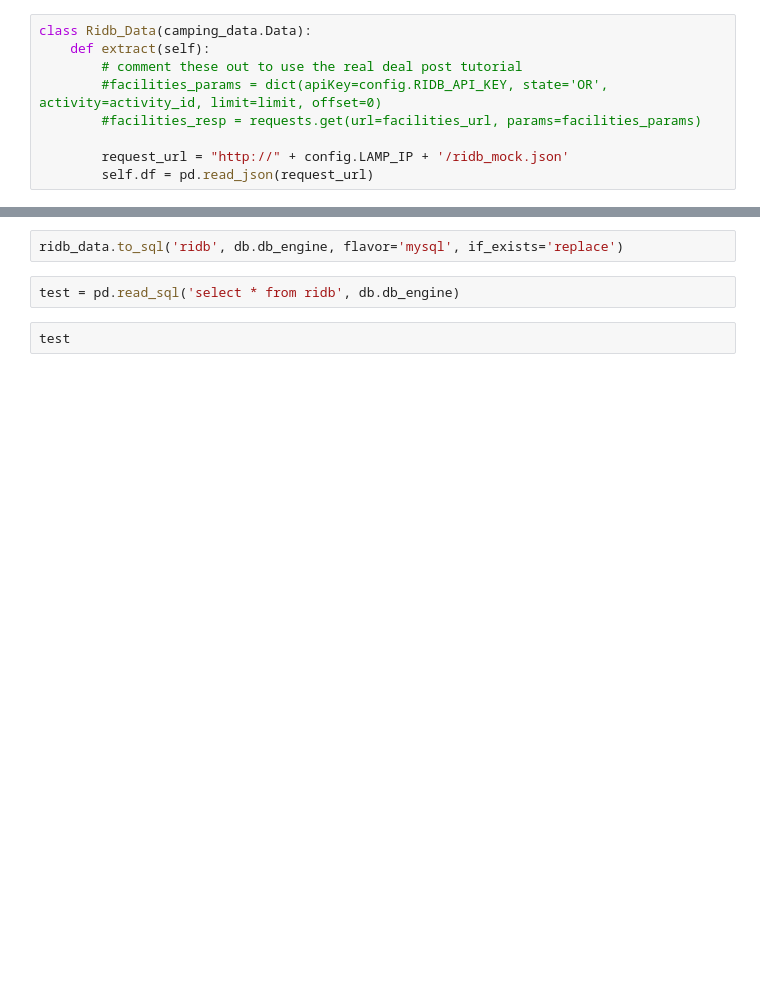
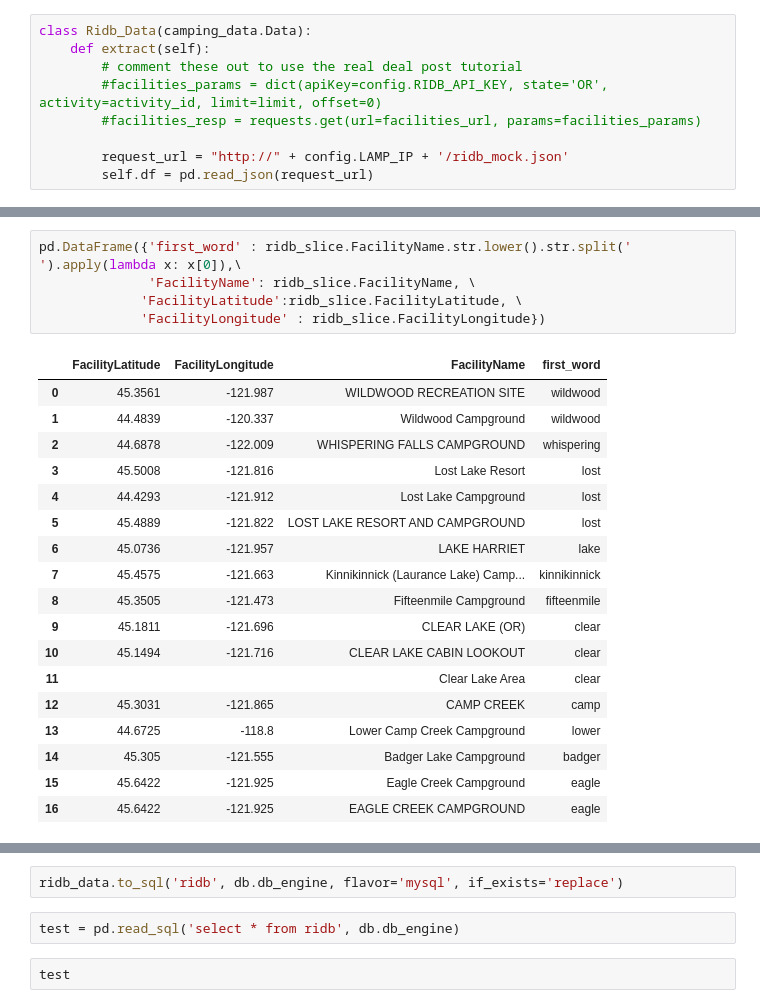
Before and after one commit to gizm00/pycon2016, a Jupyter notebook: notebooks/Section 1 - RIDB API.ipynb, the cells around one changed output, grey strips where cells are left out. Saved outputs shown, nothing was run; the diff lists cells and outputs as text; blank space fills up the shorter version.

```diff
--- a/notebooks/Section 1 - RIDB API.ipynb
+++ b/notebooks/Section 1 - RIDB API.ipynb
@@ -41,0 +85,24 @@ db = storage.Storage()
+# %%
+pd.DataFrame({'first_word' : ridb_slice.FacilityName.str.lower().str.split(' ').apply(lambda x: x[0]),\
+              'FacilityName': ridb_slice.FacilityName, \
+             'FacilityLatitude':ridb_slice.FacilityLatitude, \
+             'FacilityLongitude' : ridb_slice.FacilityLongitude})
+# %% [output]
+|  | FacilityLatitude | FacilityLongitude | FacilityName | first_word |
+| 0 | 45.3561 | -121.987 | WILDWOOD RECREATION SITE | wildwood |
+| 1 | 44.4839 | -120.337 | Wildwood Campground | wildwood |
+| 2 | 44.6878 | -122.009 | WHISPERING FALLS CAMPGROUND | whispering |
+| 3 | 45.5008 | -121.816 | Lost Lake Resort | lost |
+| 4 | 44.4293 | -121.912 | Lost Lake Campground | lost |
+| 5 | 45.4889 | -121.822 | LOST LAKE RESORT AND CAMPGROUND | lost |
+| 6 | 45.0736 | -121.957 | LAKE HARRIET | lake |
+| 7 | 45.4575 | -121.663 | Kinnikinnick (Laurance Lake) Camp... | kinnikinnick |
+| 8 | 45.3505 | -121.473 | Fifteenmile Campground | fifteenmile |
+| 9 | 45.1811 | -121.696 | CLEAR LAKE (OR) | clear |
+| 10 | 45.1494 | -121.716 | CLEAR LAKE CABIN LOOKOUT | clear |
+| 11 |  |  | Clear Lake Area | clear |
+| 12 | 45.3031 | -121.865 | CAMP CREEK | camp |
+| 13 | 44.6725 | -118.8 | Lower Camp Creek Campground | lower |
+| 14 | 45.305 | -121.555 | Badger Lake Campground | badger |
+| 15 | 45.6422 | -121.925 | Eagle Creek Campground | eagle |
+| 16 | 45.6422 | -121.925 | EAGLE CREEK CAMPGROUND | eagle |
```
Also changed, not shown: parts of 28 cells of this notebook, 7 other files.
